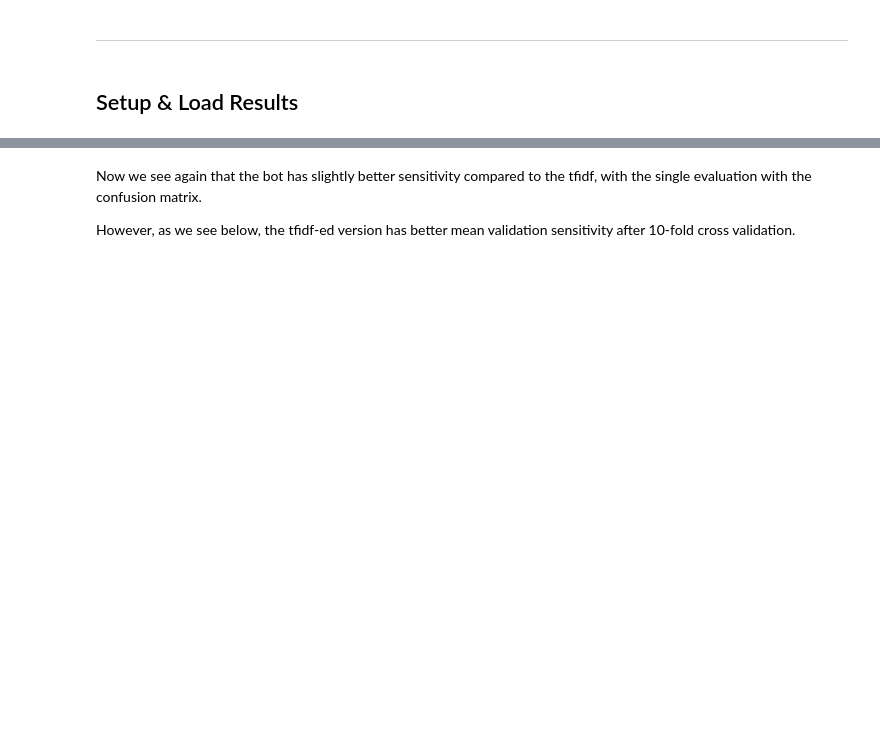
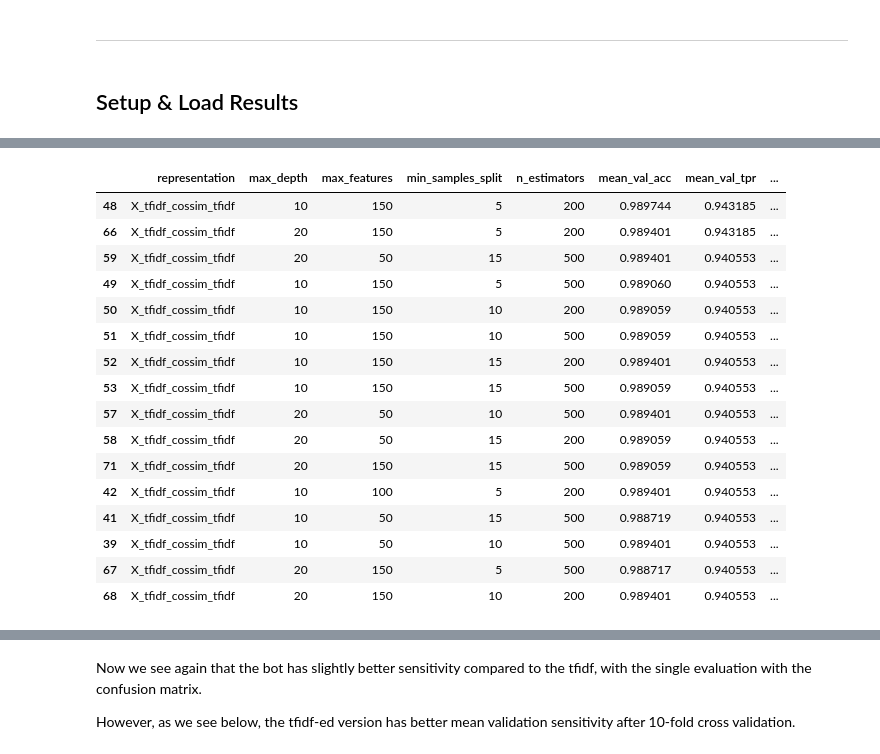
Before and after one commit to BigBangData/NaturalLanguageProcessing, a Jupyter notebook: TextAnalyticsWithR/14_RandomForests_5_RERUN.ipynb, the cells around one changed output, grey strips where cells are left out. Drawn from its saved outputs; the diff is of its cells as text; code cells hidden in the pictures; blank space fills up the shorter version.

```diff
--- a/TextAnalyticsWithR/14_RandomForests_5_RERUN.ipynb
+++ b/TextAnalyticsWithR/14_RandomForests_5_RERUN.ipynb
@@ -91,0 +87,21 @@ First, I run a slightly more involved grid search with these models using more t
+# %%
+df_deeper = transform_dfs(gridsearch_deeper)
+df_deeper.iloc[:16,:]
+# %% [output]
+|  | representation | max_depth | max_features | min_samples_split | n_estimators | mean_val_acc | mean_val_tpr | ... |
+| 48 | X_tfidf_cossim_tfidf | 10 | 150 | 5 | 200 | 0.989744 | 0.943185 | ... |
+| 66 | X_tfidf_cossim_tfidf | 20 | 150 | 5 | 200 | 0.989401 | 0.943185 | ... |
+| 59 | X_tfidf_cossim_tfidf | 20 | 50 | 15 | 500 | 0.989401 | 0.940553 | ... |
+| 49 | X_tfidf_cossim_tfidf | 10 | 150 | 5 | 500 | 0.989060 | 0.940553 | ... |
+| 50 | X_tfidf_cossim_tfidf | 10 | 150 | 10 | 200 | 0.989059 | 0.940553 | ... |
+| 51 | X_tfidf_cossim_tfidf | 10 | 150 | 10 | 500 | 0.989059 | 0.940553 | ... |
+| 52 | X_tfidf_cossim_tfidf | 10 | 150 | 15 | 200 | 0.989401 | 0.940553 | ... |
+| 53 | X_tfidf_cossim_tfidf | 10 | 150 | 15 | 500 | 0.989059 | 0.940553 | ... |
+| 57 | X_tfidf_cossim_tfidf | 20 | 50 | 10 | 500 | 0.989401 | 0.940553 | ... |
+| 58 | X_tfidf_cossim_tfidf | 20 | 50 | 15 | 200 | 0.989059 | 0.940553 | ... |
+| 71 | X_tfidf_cossim_tfidf | 20 | 150 | 15 | 500 | 0.989059 | 0.940553 | ... |
+| 42 | X_tfidf_cossim_tfidf | 10 | 100 | 5 | 200 | 0.989401 | 0.940553 | ... |
+| 41 | X_tfidf_cossim_tfidf | 10 | 50 | 15 | 500 | 0.988719 | 0.940553 | ... |
+| 39 | X_tfidf_cossim_tfidf | 10 | 50 | 10 | 500 | 0.989401 | 0.940553 | ... |
+| 67 | X_tfidf_cossim_tfidf | 20 | 150 | 5 | 500 | 0.988717 | 0.940553 | ... |
+| 68 | X_tfidf_cossim_tfidf | 20 | 150 | 10 | 200 | 0.989401 | 0.940553 | ... |
```
Also changed, not shown: parts of 29 cells of this notebook, 3 other files.
